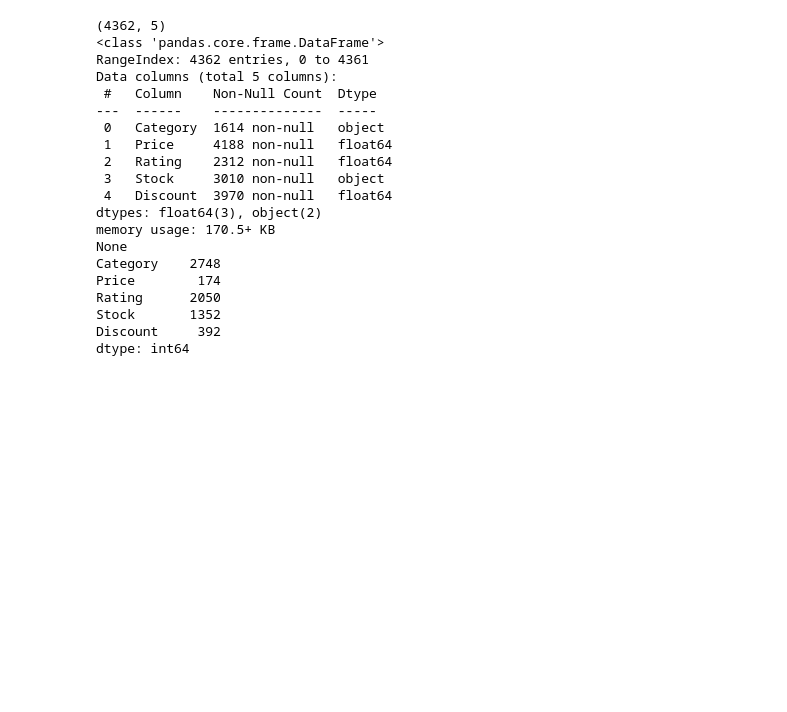
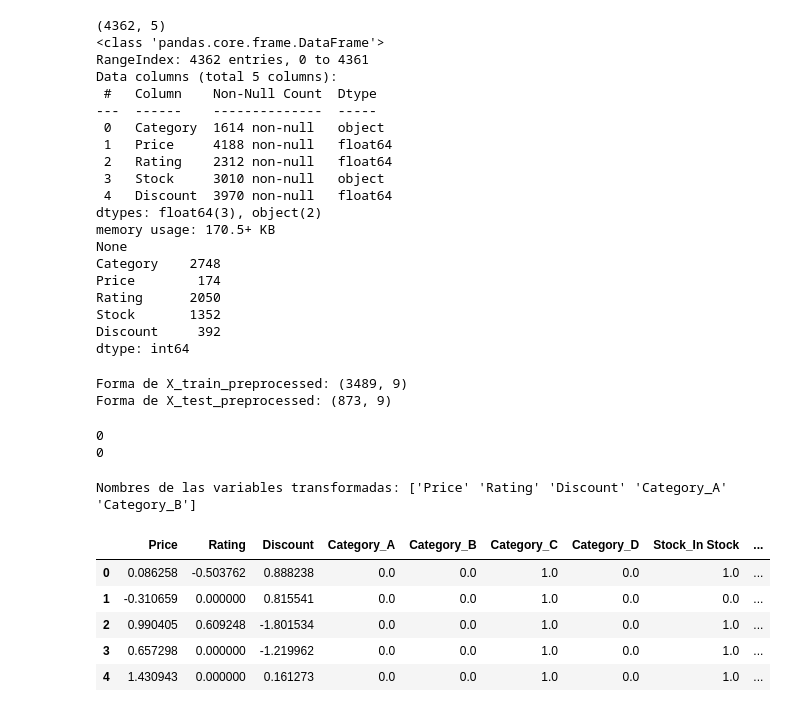
Before and after one commit to RodolfoQuintanilla/RegrecionesLineales, a Jupyter notebook: repeticion/clase2.ipynb, the cells around one changed output. Saved outputs shown, nothing was run; the diff lists cells and outputs as text; code cells hidden in the pictures; blank space fills up the shorter version.

```diff
--- a/repeticion/clase2.ipynb
+++ b/repeticion/clase2.ipynb
@@ -65,0 +72,46 @@ numeric_pipeline = Pipeline([
+# %%
+#libreria
+from sklearn.compose import ColumnTransformer
+
+preprocessor = ColumnTransformer([
+    ("num", numeric_pipeline, numeric_features),
+    ("cat", categorical_pipeline, categorical_features)
+])
+
+#aplicamos preprocesamiento
+X_train_preprocessed = preprocessor.fit_transform(X_train)
+X_test_preprocessed = preprocessor.fit_transform(X_test)
+
+print("Forma de X_train_preprocessed:", X_train_preprocessed.shape)
+print("Forma de X_test_preprocessed:", X_test_preprocessed.shape)
+# %% [output]
+Forma de X_train_preprocessed: (3489, 9)
+Forma de X_test_preprocessed: (873, 9)
+# %%
+#verifiquemos que ya no exista ningun NaN
+print(np.isnan(X_train_preprocessed.toarray()).sum() if hasattr(X_train_preprocessed, "toarray") else np.isnan(X_train_preprocessed).sum())
+print(np.isnan(X_test_preprocessed.toarray()).sum() if hasattr(X_test_preprocessed, "toarray") else np.isnan(X_test_preprocessed).sum())
+# %% [output]
+0
+0
+# %%
+#Obtenemos los nombres de las variables ya transformadas
+num_names = numeric_features
+#nombres categoricos despues del onehotencodercat
+cat_names = preprocessor.named_transformers_["cat"].named_steps["encoder"].get_feature_names_out(categorical_features)
+#unir los nombres
+feature_names = np.concatenate([num_names, cat_names])
+print("Nombres de las variables transformadas:", feature_names[:5])
+# %% [output]
+Nombres de las variables transformadas: ['Price' 'Rating' 'Discount' 'Category_A' 'Category_B']
+# %%
+#Convertir a dataframe
+X_train_preprocessed_df = pd.DataFrame(X_train_preprocessed.toarray() if hasattr(X_train_preprocessed, "toarray") else X_train_preprocessed, columns=feature_names)
+X_train_preprocessed_df.head()
+# %% [output]
+|  | Price | Rating | Discount | Category_A | Category_B | Category_C | Category_D | Stock_In Stock | ... |
+| 0 | 0.086258 | -0.503762 | 0.888238 | 0.0 | 0.0 | 1.0 | 0.0 | 1.0 | ... |
+| 1 | -0.310659 | 0.000000 | 0.815541 | 0.0 | 0.0 | 1.0 | 0.0 | 0.0 | ... |
+| 2 | 0.990405 | 0.609248 | -1.801534 | 0.0 | 0.0 | 1.0 | 0.0 | 1.0 | ... |
+| 3 | 0.657298 | 0.000000 | -1.219962 | 0.0 | 0.0 | 1.0 | 0.0 | 1.0 | ... |
+| 4 | 1.430943 | 0.000000 | 0.161273 | 0.0 | 0.0 | 1.0 | 0.0 | 1.0 | ... |
```
Also changed, not shown: parts of 6 cells of this notebook, 1 other file.
